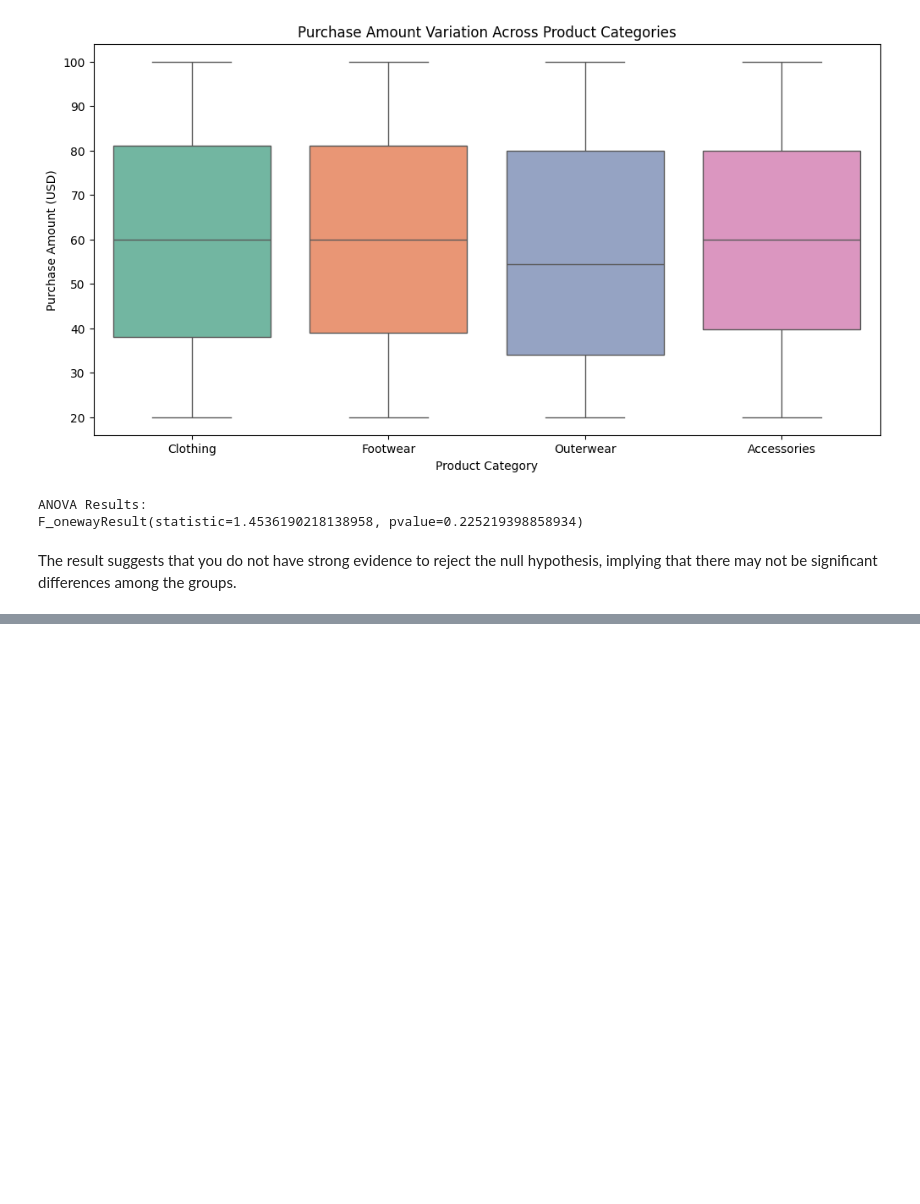
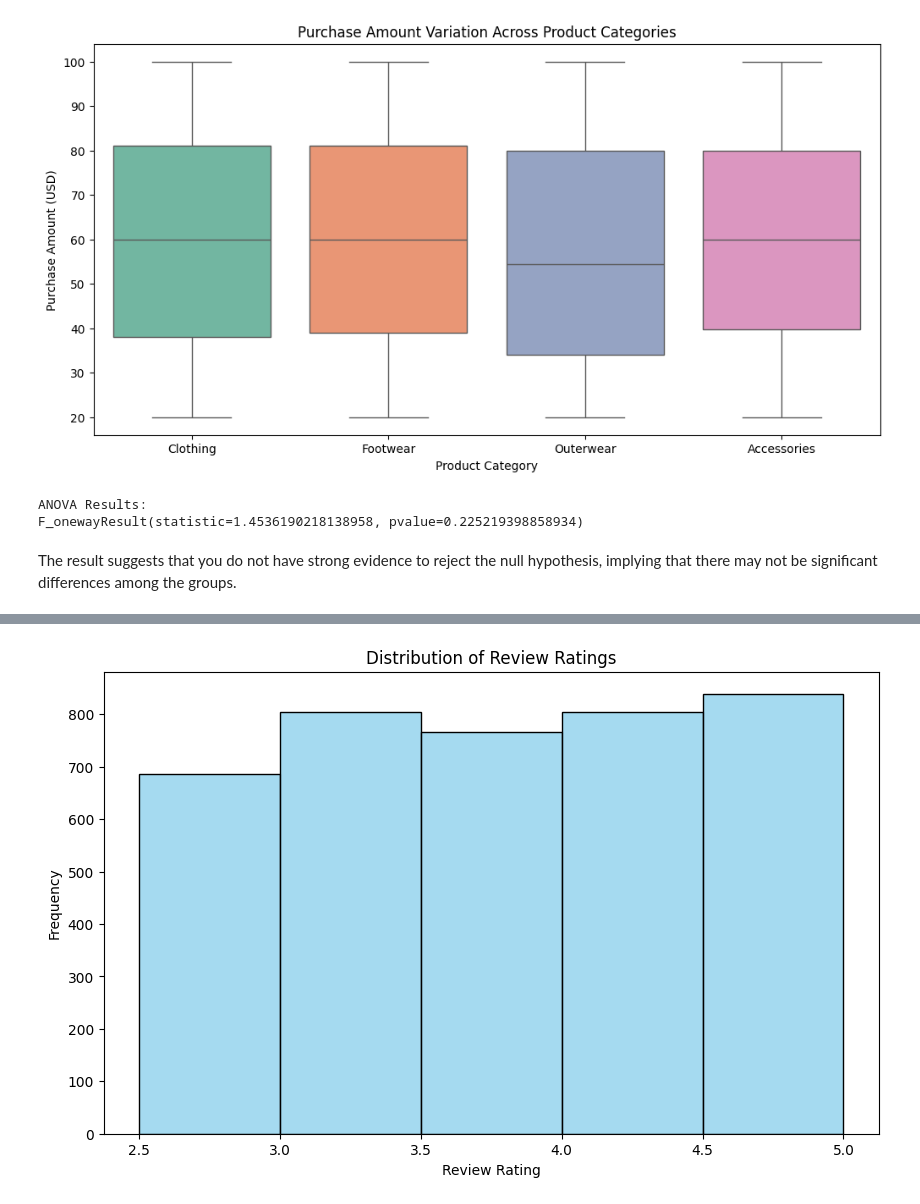
Before and after one commit to melvinquashie/Consumer-Behavior-and-Shopping-Habits, a Jupyter notebook: Consumer Behavior and Shopping Habits/Untitled-1.ipynb, the cells around one changed output, grey strips where cells are left out. Cells and saved outputs as stored; diff of their text form; code cells hidden in the pictures; blank space fills up the shorter version.

```diff
--- a/Consumer Behavior and Shopping Habits/Untitled-1.ipynb
+++ b/Consumer Behavior and Shopping Habits/Untitled-1.ipynb
@@ -518,0 +597,12 @@ The result suggests that you do not have strong evidence to reject the null hypo
+# %%
+# Visualization:
+# Create a histogram to visualize the distribution of review ratings.
+
+plt.figure(figsize=(10, 6))
+sns.histplot(shopping_trends['Review Rating'], bins=5, kde=False, color='skyblue', edgecolor='black')
+plt.title('Distribution of Review Ratings')
+plt.xlabel('Review Rating')
+plt.ylabel('Frequency')
+plt.show()
+# %% [output]
+[figure, added]
```
Also changed, not shown: parts of 9 cells of this notebook.
